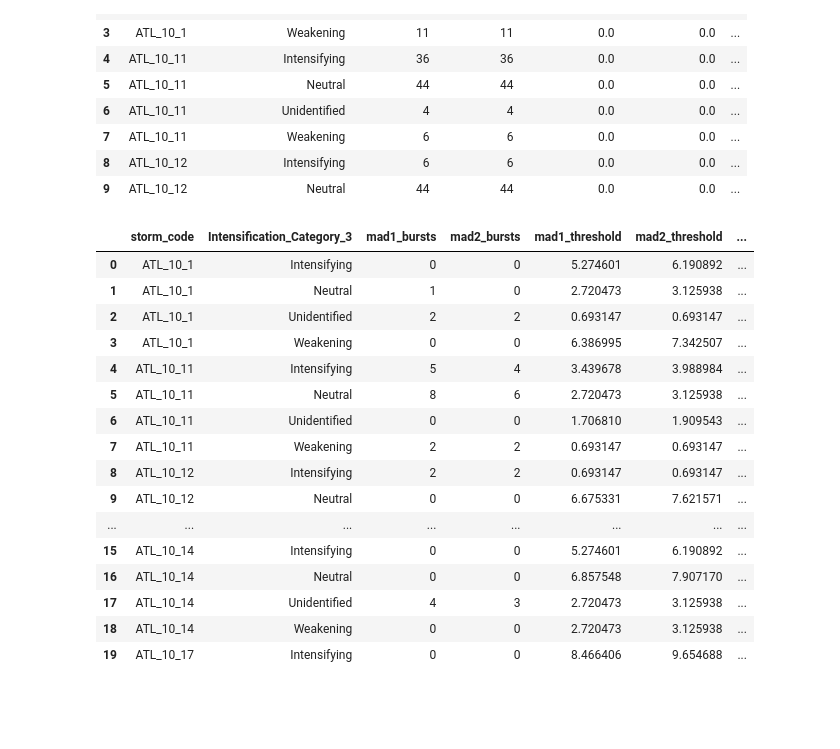
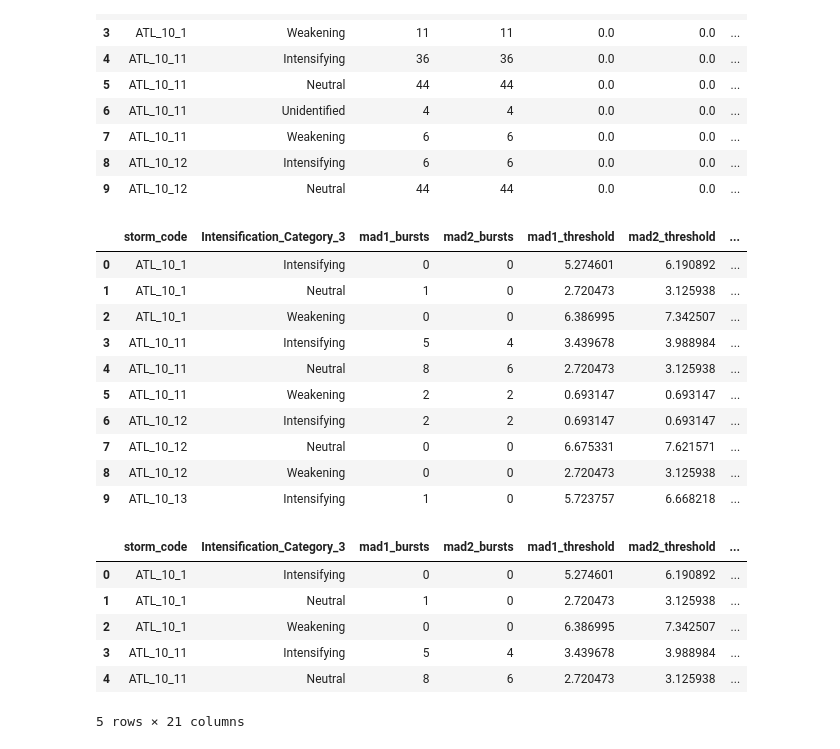
Before and after one commit to aprilggg/Lightning_Analysis_NWRA, a Jupyter notebook: lightning_threshold_innercore.ipynb, the cells around one changed output. Cells and saved outputs as stored; diff of their text form; code cells hidden in the pictures; blank space fills up the shorter version.

```diff
--- a/lightning_threshold_innercore.ipynb
+++ b/lightning_threshold_innercore.ipynb
@@ -26,6 +27,6 @@ from scipy.stats import median_abs_deviation
 # %%
 # import data from csv file
-innercore_data = pl.read_csv("innercore_timebin_joined.csv")
+innercore_data = pl.read_csv("data_pipeline/innercore_timebin_joined.csv")
 innercore_data = innercore_data.with_columns(
     pl.col("time_bin").str.strptime(pl.Datetime).alias("time_bin"),
     pl.col("storm_code").str.extract(r"^(.*?)_", 1).alias("basin"),
@@ -163,48 +168,64 @@ agg_result.head(10)
 # %%
 # apply functions to data(exclude 0 lightning count)
 pd_data_0 = pd_data[pd_data['lightning_count'] != 0]
+# remove unidentified intensification change cat from this eval - last 24 hours of each TC
+pd_data_0 = pd_data_0[pd_data_0['Intensification_Category_3'] != "Unidentified"]
 
 processed = pd_data_0.groupby(["storm_code", "Intensification_Category_3"]).apply(detect_bursts_iqr)
 processed.reset_index(drop=True, inplace=True)
 processed = processed.groupby(["storm_code","Intensification_Category_3"]).apply(detect_bursts_mad)
 processed.reset_index(drop=True, inplace=True)
 processed = processed.groupby(["storm_code","Intensification_Category_3"]).apply(detect_bursts_lognormal)
 processed.reset_index(drop=True, inplace=True)
+
+processed.sort_values(by=["storm_code", "time_bin"], inplace=True)
+processed.reset_index(drop=True, inplace=True)
+
 agg_result = processed.groupby(["storm_code", "Intensification_Category_3"]).agg(
     mad1_bursts=('burst_mad_1', 'sum'),
     mad2_bursts=('burst_mad_2', 'sum'),
     mad1_threshold=('mad_1', 'max'),
     mad2_threshold=('mad_2', 'max'),
     iqr1_bursts=('burst_iqr_1', 'sum'),
     iqr2_bursts=('burst_iqr_2', 'sum'),
     iqr1_threshold=('iqr_1', 'max'),
     iqr2_threshold=('iqr_2', 'max'),
     logn1_bursts=('burst_lognormal_1', 'sum'),
     logn2_bursts=('burst_lognormal_2', 'sum'),
     logn1_threshold=('lognormal_2sigma', 'max'),
     logn2_threshold=('lognormal_3sigma', 'max'),
     total_bins=('storm_code', 'count')
 )
 agg_result.reset_index(drop=False, inplace=True)
-agg_result.head(20)
+agg_result.head(10)
 # %% [output]
 |  | storm_code | Intensification_Category_3 | mad1_bursts | mad2_bursts | mad1_threshold | mad2_threshold | ... |
 | 0 | ATL_10_1 | Intensifying | 0 | 0 | 5.274601 | 6.190892 | ... |
 | 1 | ATL_10_1 | Neutral | 1 | 0 | 2.720473 | 3.125938 | ... |
-| 2 | ATL_10_1 | Unidentified | 2 | 2 | 0.693147 | 0.693147 | ... |
-| 3 | ATL_10_1 | Weakening | 0 | 0 | 6.386995 | 7.342507 | ... |
-| 4 | ATL_10_11 | Intensifying | 5 | 4 | 3.439678 | 3.988984 | ... |
-| 5 | ATL_10_11 | Neutral | 8 | 6 | 2.720473 | 3.125938 | ... |
-| 6 | ATL_10_11 | Unidentified | 0 | 0 | 1.706810 | 1.909543 | ... |
-| 7 | ATL_10_11 | Weakening | 2 | 2 | 0.693147 | 0.693147 | ... |
-| 8 | ATL_10_12 | Intensifying | 2 | 2 | 0.693147 | 0.693147 | ... |
-| 9 | ATL_10_12 | Neutral | 0 | 0 | 6.675331 | 7.621571 | ... |
-| ... | ... | ... | ... | ... | ... | ... | ... |
-| 15 | ATL_10_14 | Intensifying | 0 | 0 | 5.274601 | 6.190892 | ... |
-| 16 | ATL_10_14 | Neutral | 0 | 0 | 6.857548 | 7.907170 | ... |
-| 17 | ATL_10_14 | Unidentified | 4 | 3 | 2.720473 | 3.125938 | ... |
-| 18 | ATL_10_14 | Weakening | 0 | 0 | 2.720473 | 3.125938 | ... |
-| 19 | ATL_10_17 | Intensifying | 0 | 0 | 8.466406 | 9.654688 | ... |
+| 2 | ATL_10_1 | Weakening | 0 | 0 | 6.386995 | 7.342507 | ... |
+| 3 | ATL_10_11 | Intensifying | 5 | 4 | 3.439678 | 3.988984 | ... |
+| 4 | ATL_10_11 | Neutral | 8 | 6 | 2.720473 | 3.125938 | ... |
+| 5 | ATL_10_11 | Weakening | 2 | 2 | 0.693147 | 0.693147 | ... |
+| 6 | ATL_10_12 | Intensifying | 2 | 2 | 0.693147 | 0.693147 | ... |
+| 7 | ATL_10_12 | Neutral | 0 | 0 | 6.675331 | 7.621571 | ... |
+| 8 | ATL_10_12 | Weakening | 0 | 0 | 2.720473 | 3.125938 | ... |
+| 9 | ATL_10_13 | Intensifying | 1 | 0 | 5.723757 | 6.668218 | ... |
+# %%
+agg_result["mad1_prop"] = round((agg_result["mad1_bursts"]/agg_result["total_bins"])*100, 2)
+agg_result["mad2_prop"] = round((agg_result["mad2_bursts"]/agg_result["total_bins"])*100, 2)
+agg_result["iqr1_prop"] = round((agg_result["iqr1_bursts"]/agg_result["total_bins"])*100, 2)
+agg_result["iqr2_prop"] = round((agg_result["iqr2_bursts"]/agg_result["total_bins"])*100, 2)
+agg_result["logn1_prop"] = round((agg_result["logn1_bursts"]/agg_result["total_bins"])*100, 2)
+agg_result["logn2_prop"] = round((agg_result["logn2_bursts"]/agg_result["total_bins"])*100, 2)
+agg_result.head()
+# %% [output]
+|  | storm_code | Intensification_Category_3 | mad1_bursts | mad2_bursts | mad1_threshold | mad2_threshold | ... |
+| 0 | ATL_10_1 | Intensifying | 0 | 0 | 5.274601 | 6.190892 | ... |
+| 1 | ATL_10_1 | Neutral | 1 | 0 | 2.720473 | 3.125938 | ... |
+| 2 | ATL_10_1 | Weakening | 0 | 0 | 6.386995 | 7.342507 | ... |
+| 3 | ATL_10_11 | Intensifying | 5 | 4 | 3.439678 | 3.988984 | ... |
+| 4 | ATL_10_11 | Neutral | 8 | 6 | 2.720473 | 3.125938 | ... |
+5 rows × 21 columns
 # %%
 # Select a specific cyclone to visualize
 cyclone_id = 'ATL_10_1'
```
Also changed, not shown: parts of 13 cells of this notebook, 1 other file.
